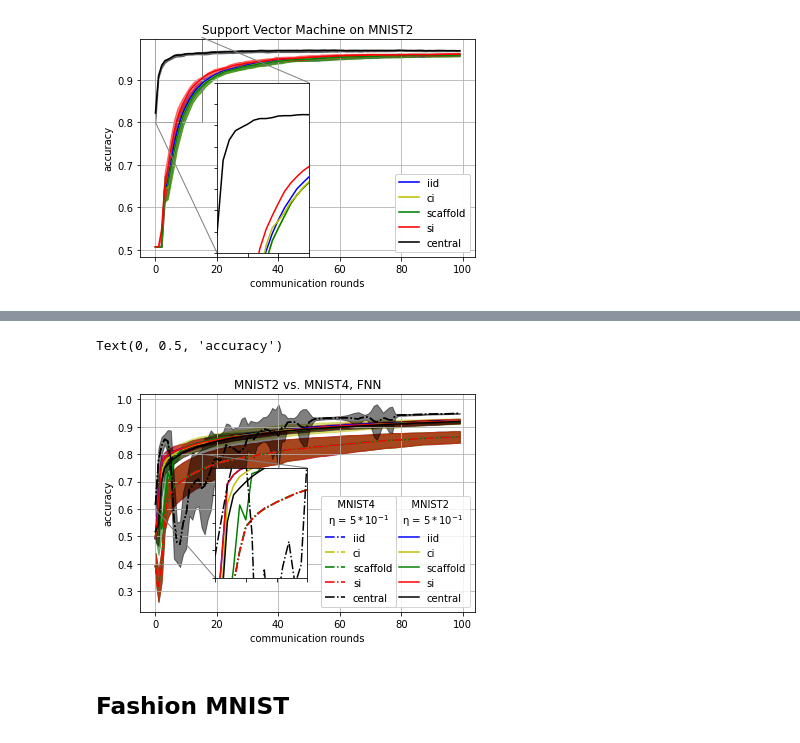
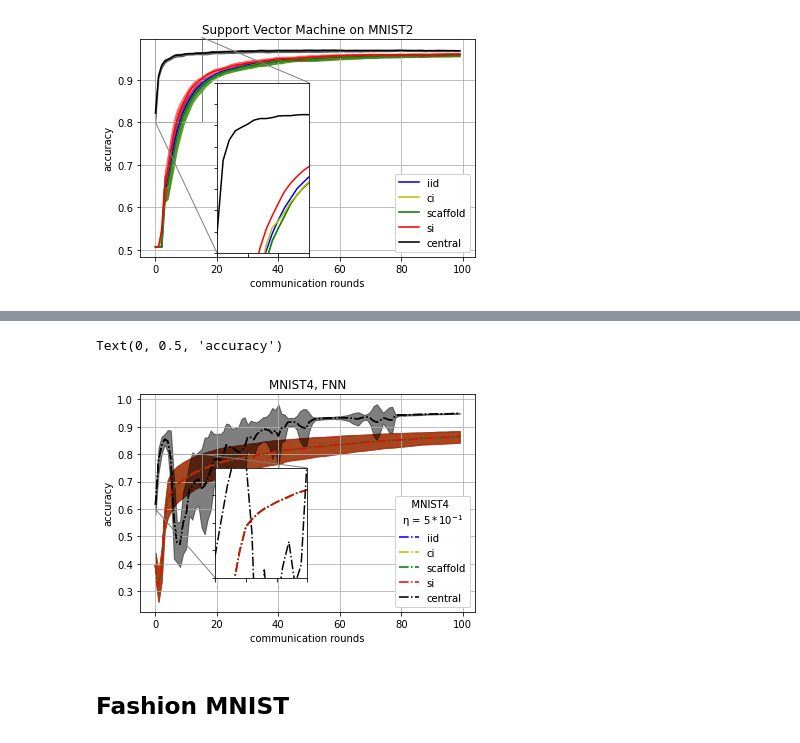
Before and after one commit to swiergarst/FedvsCent, a Jupyter notebook: paper results/Paper Plots.ipynb, the cells around one changed output, grey strips where cells are left out. Drawn from its saved outputs; the diff is of its cells as text; code cells hidden in the pictures.

```diff
--- a/paper results/Paper Plots.ipynb
+++ b/paper results/Paper Plots.ipynb
@@ -213,7 +213,7 @@ legend = ["iid", "ci", "scaffold", "si", "central"]
 Xl = 0
 Xh = 15
 Yl = 0.8
-Yh = 1
+Yh = 0.95
 
 lines_2c = []
 lines_4c = []
@@ -229,10 +229,10 @@ ax = plt.axes()
 
 
 for key_2c, key_4c, color in zip(plot_keys_2c, plot_keys_4c, colors):
-    line_2c = plot_range(LR_2c_dict[key_2c].T, color = color)
+    #line_2c = plot_range(LR_2c_dict[key_2c].T, color = color)
     line_4c = plot_range(LR_4c_dict[key_4c].T, "-.", color = color)
 
-    ax.add_artist(line_2c)
+    #ax.add_artist(line_2c)
     ax.add_artist(line_4c)
 
     lines_2c.append(line_2c)
@@ -240,30 +240,30 @@ for key_2c, key_4c, color in zip(plot_keys_2c, plot_keys_4c, colors):
 
 
 
-legend1 = plt.legend(lines_2c, legend, loc=4, title= "   MNIST2 \n\u03B7 = $5*10^{-3}$")
-legend2 = plt.legend(lines_4c, legend, loc=4, title= "   MNIST4 \n\u03B7 = $5*10^{-4}$", bbox_to_anchor=(0.78,0))
-plt.gca().add_artist(legend1)
+#legend1 = plt.legend(lines_2c, legend, loc=4, title= "   MNIST2 \n\u03B7 = $5*10^{-3}$")
+legend2 = plt.legend(lines_4c, legend, loc=4, title= "   MNIST4 \n\u03B7 = $5*10^{-4}$")
+#plt.gca().add_artist(legend1)
 plt.gca().add_artist(legend2)
 
 axins = zoomed_inset_axes(ax, 2, loc=10, bbox_to_anchor=(175,125))
 
 for key_2c, key_4c, color in zip(plot_keys_2c, plot_keys_4c, colors):
-    mean_2c = np.mean(LR_2c_dict[key_2c],axis=1)
+    #mean_2c = np.mean(LR_2c_dict[key_2c],axis=1)
     mean_4c = np.mean(LR_4c_dict[key_4c], axis=1)
 
-    axins.plot(mean_2c, color=color)
+    #axins.plot(mean_2c, color=color)
     axins.plot(mean_4c,"-.", color=color)
 
 plt.setp(axins.get_xticklabels(), visible=False)
 plt.setp(axins.get_yticklabels(), visible=False)
 
-axins.plot(LR_2c_dict["ci"][:,1],color= 'y')
+#axins.plot(LR_2c_dict["ci"][:,1],color= 'y')
 axins.plot(LR_4c_dict["ci"][:,1],"-.", color= 'y')
 axins.set_xlim(Xl, Xh)
 axins.set_ylim(Yl, Yh)
 mark_inset(ax, axins, loc1=1, loc2=3, fc="none", ec="0.5")
 ax.grid(True)
-ax.set_title("MNIST2 vs. MNIST4, LR")
+ax.set_title("MNIST4, LR")
 ax.set_xlabel("communication rounds")
 ax.set_ylabel("accuracy")
 # %% [output]
@@ -298,47 +298,47 @@ ax = plt.axes()
 
 
 for key_2c, key_4c, color in zip(plot_keys_2c, plot_keys_4c, colors):
-    line_2c = plot_range(FNN_2c_dict[key_2c], color = color)
+    #line_2c = plot_range(FNN_2c_dict[key_2c], color = color)
     line_4c = plot_range(FNN_4c_dict[key_4c], "-.", color = color)
 
-    ax.add_artist(line_2c)
+    #ax.add_artist(line_2c)
     ax.add_artist(line_4c)
 
-    lines_2c.append(line_2c)
+    #lines_2c.append(line_2c)
     lines_4c.append(line_4c)
 
 
 
-legend1 = plt.legend(lines_2c, legend, loc=4, title= "   MNIST2 \n\u03B7 = $5*10^{-1}$")
-legend2 = plt.legend(lines_4c, legend, loc=4, title= "   MNIST4 \n\u03B7 = $5*10^{-1}$", bbox_to_anchor=(0.78,0))
-plt.gca().add_artist(legend1)
+#legend1 = plt.legend(lines_2c, legend, loc=4, title= "   MNIST2 \n\u03B7 = $5*10^{-1}$")
+legend2 = plt.legend(lines_4c, legend, loc=4, title= "   MNIST4 \n\u03B7 = $5*10^{-1}$")
+#plt.gca().add_artist(legend1)
 plt.gca().add_artist(legend2)
 
 axins = zoomed_inset_axes(ax, 2, loc=10, bbox_to_anchor=(175,125))
 
 for key_2c, key_4c, color in zip(plot_keys_2c, plot_keys_4c, colors):
-    mean_2c = np.mean(FNN_2c_dict[key_2c],axis=0)
+    #mean_2c = np.mean(FNN_2c_dict[key_2c],axis=0)
     mean_4c = FNN_4c_dict[key_4c][0,:]
 
-    axins.plot(mean_2c, color=color)
+    #axins.plot(mean_2c, color=color)
     axins.plot(mean_4c,"-.", color=color)
 
 
 plt.setp(axins.get_xticklabels(), visible=False)
 plt.setp(axins.get_yticklabels(), visible=False)
 
 #axins.plot(FNN_2c_dict["ci"][:,1],color= 'y')
-#axins.plot(FNN_4c_dict["ci"][:,1],"-.", color= 'y')
+#axins.plot(FNN_4c_dict["ci new"][:,1],"-.", color= 'y')
 axins.set_xlim(Xl, Xh)
 axins.set_ylim(Yl, Yh)
 mark_inset(ax, axins, loc1=1, loc2=3, fc="none", ec="0.5")
 ax.grid(True)
-ax.set_title("MNIST2 vs. MNIST4, FNN")
+ax.set_title("MNIST4, FNN")
 ax.set_xlabel("communication rounds")
 ax.set_ylabel("accuracy")
 # %% [output]
 Text(0, 0.5, 'accuracy')
-[figure, old version]
+[figure, new version]
 # %% [markdown]
 ## Fashion MNIST
 # %%
```
Also changed, not shown: parts of 1 cell of this notebook, 1 other file.
